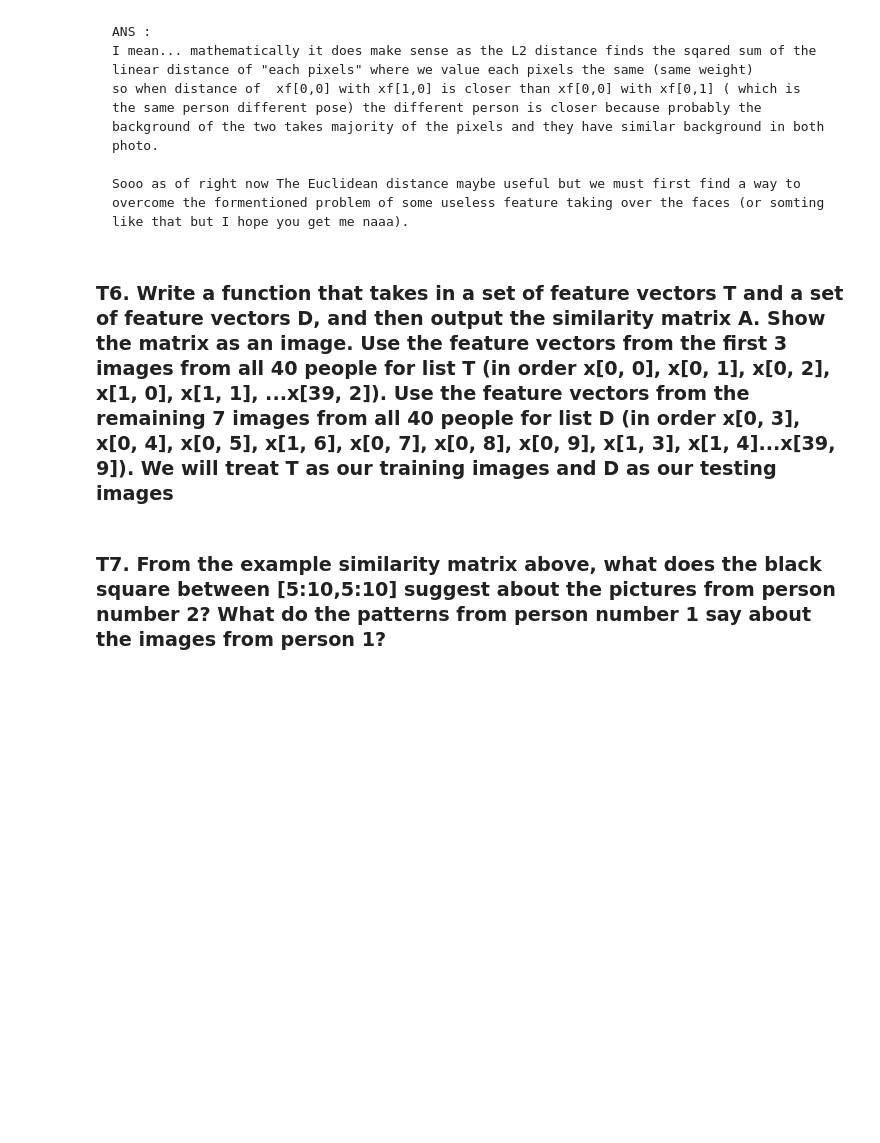
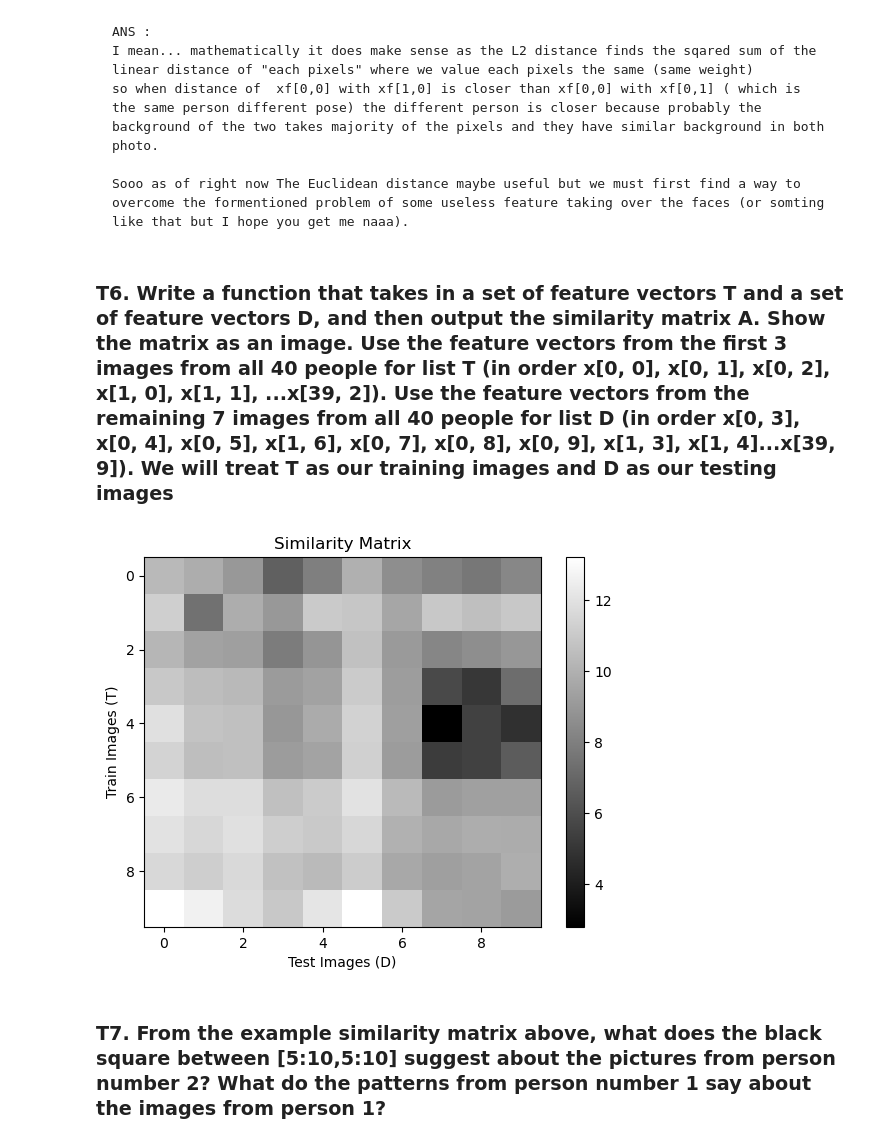
Before and after one commit to JeansAthiwat/Pattern_2024, a Jupyter notebook: HW/HW03/HW3_Fisherfaces(student).ipynb, the cells around one changed output. Drawn from its saved outputs; the diff is of its cells as text; code cells hidden in the pictures; blank space fills up the shorter version.

```diff
--- a/HW/HW03/HW3_Fisherfaces(student).ipynb
+++ b/HW/HW03/HW3_Fisherfaces(student).ipynb
@@ -457,7 +457,7 @@ def organize_shape(matrix):
     """
     #reduce the dimension of people and image dimension by reshapeing it from (40,10,56,46) to (400,56*46) Dimension vector
     people_count, pose_count, img_x_count, img_y_count = matrix.shape
-    reshaped_matrix = np.reshape(people_count*pose_count,img_x_count*img_y_count)
+    reshaped_matrix = np.reshape(matrix, (people_count*pose_count,img_x_count*img_y_count))
 
     return reshaped_matrix
 
@@ -522,3 +492,40 @@ similarity_matrix = ...
+# %%
+#TODO: Show similariry matrix between T and D.
+
+# INSERT CODE HERE
+def train_test_saparator(xf_matrix, train_amount=3, test_amount=7, pose_amount=10):
+    """saperate a metrix into train and test set with 2D shape
+
+    Args:
+        xf_matrix (4D metrix): matrix containing image of each persons
+        train_amount (int, optional): img to select for each person's train set. Defaults to 3.
+        test_amount (int, optional): img to select for each person's test set. Defaults to 7.
+        pose_amount (int, optional): total img of each person . Defaults to 10. = (train_amount+test_amount)
+
+    Returns:
+        T (2D metrix): training data
+        D (2D metrix): test data
+    """
+    #first saparate between T and D right?
+    T_matrix = xf_matrix[:,0:train_amount,:,:]
+    D_matrix = xf_matrix[:,train_amount:train_amount+test_amount,:,:]
+
+    T = organize_shape(T_matrix)
+    D = organize_shape(D_matrix)
+
+    return T,D
+
+T,D = train_test_saparator(xf,3,7)
+similarity_matrix = generate_similarity_matrix(T,D)
+
+plt.imshow(similarity_matrix, cmap='gray', aspect='auto')
+plt.colorbar()
+plt.title('Similarity Matrix')
+plt.xlabel('Test Images (D)')
+plt.ylabel('Train Images (T)')
+plt.show()
+# %% [output]
+[figure, added]
 # %% [markdown]
 ### T7. From the example similarity matrix above, what does the black square between [5:10,5:10] suggest about the pictures from person number 2? What do the patterns from person number 1 say about the images from person 1?
 # %%
```
Also changed, not shown: parts of 1 cell of this notebook.
